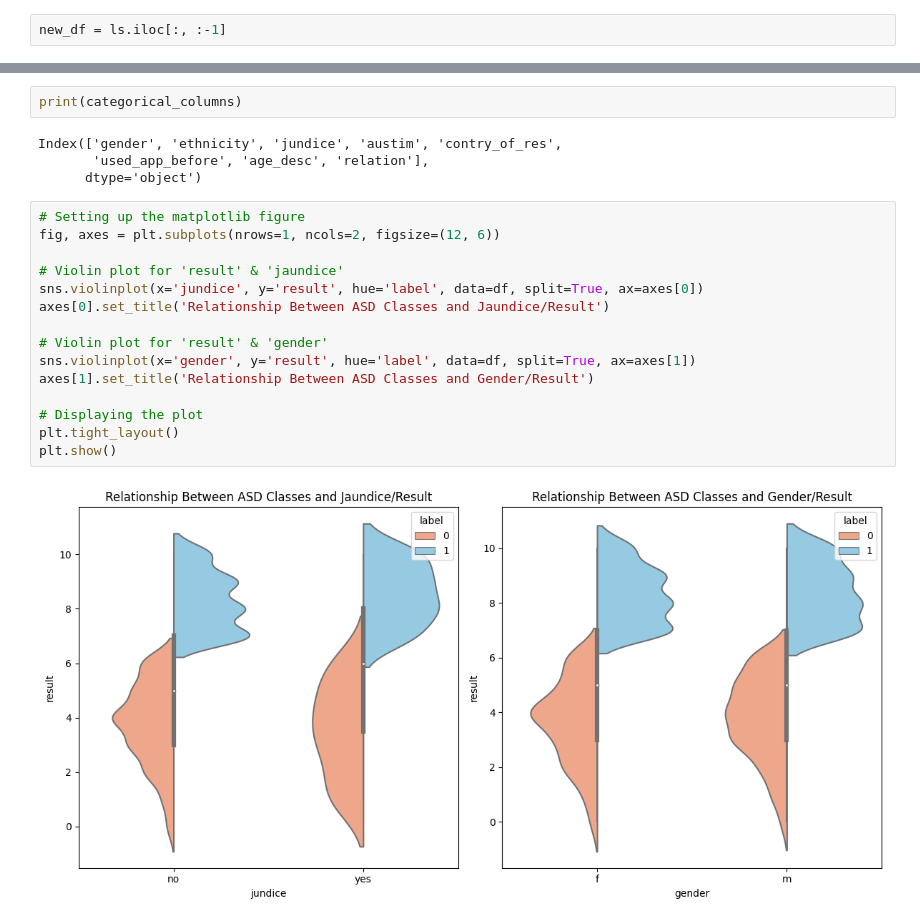
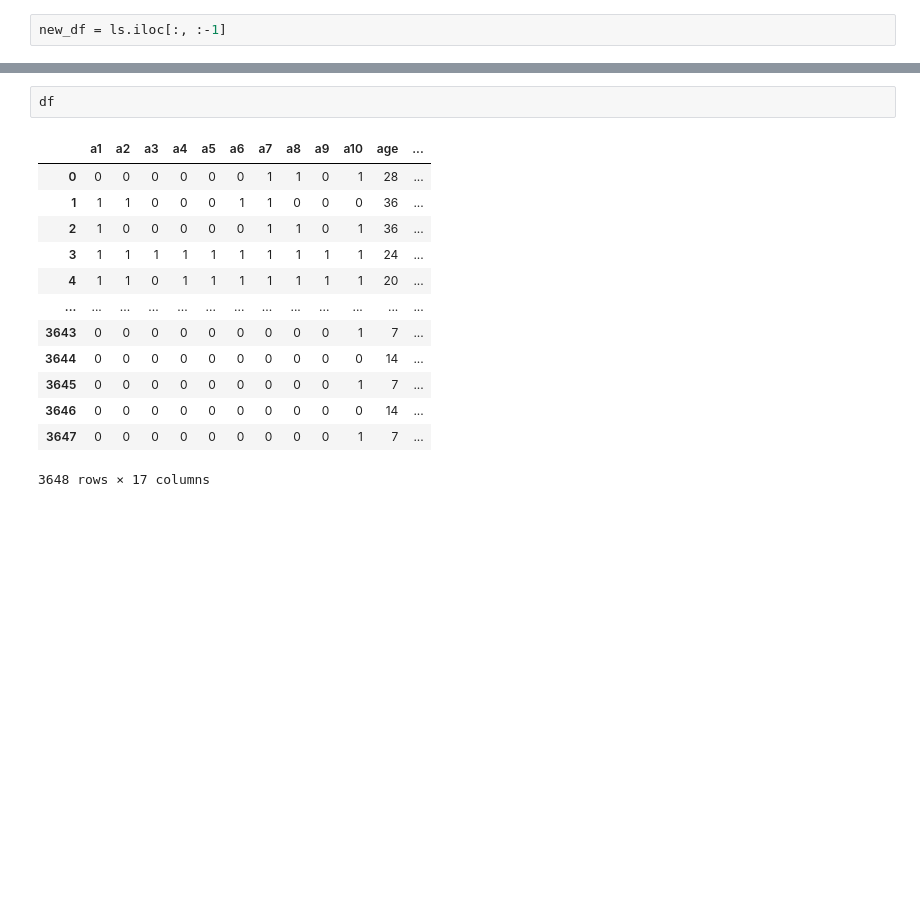
Before and after one commit to konam20513/ASD_classification, a Jupyter notebook: EDA.ipynb, the cells around one changed output, grey strips where cells are left out. Drawn from its saved outputs; the diff is of its cells as text; blank space fills up the shorter version.

```diff
--- a/EDA.ipynb
+++ b/EDA.ipynb
@@ -95,23 +92,16 @@ plt.show()
-# %%
-print(categorical_columns)
-# %% [output]
-Index(['gender', 'ethnicity', 'jundice', 'austim', 'contry_of_res',
-       'used_app_before', 'age_desc', 'relation'],
-      dtype='object')
-# %%
-# Setting up the matplotlib figure
-fig, axes = plt.subplots(nrows=1, ncols=2, figsize=(12, 6))
-
-# Violin plot for 'result' & 'jaundice'
-sns.violinplot(x='jundice', y='result', hue='label', data=df, split=True, ax=axes[0])
-axes[0].set_title('Relationship Between ASD Classes and Jaundice/Result')
-
-# Violin plot for 'result' & 'gender'
-sns.violinplot(x='gender', y='result', hue='label', data=df, split=True, ax=axes[1])
-axes[1].set_title('Relationship Between ASD Classes and Gender/Result')
-
-# Displaying the plot
-plt.tight_layout()
-plt.show()
-# %% [output]
-[figure, removed]
+# %%
+df
+# %% [output]
+|  | a1 | a2 | a3 | a4 | a5 | a6 | a7 | a8 | a9 | a10 | age | ... |
+| 0 | 0 | 0 | 0 | 0 | 0 | 0 | 1 | 1 | 0 | 1 | 28 | ... |
+| 1 | 1 | 1 | 0 | 0 | 0 | 1 | 1 | 0 | 0 | 0 | 36 | ... |
+| 2 | 1 | 0 | 0 | 0 | 0 | 0 | 1 | 1 | 0 | 1 | 36 | ... |
+| 3 | 1 | 1 | 1 | 1 | 1 | 1 | 1 | 1 | 1 | 1 | 24 | ... |
+| 4 | 1 | 1 | 0 | 1 | 1 | 1 | 1 | 1 | 1 | 1 | 20 | ... |
+| ... | ... | ... | ... | ... | ... | ... | ... | ... | ... | ... | ... | ... |
+| 3643 | 0 | 0 | 0 | 0 | 0 | 0 | 0 | 0 | 0 | 1 | 7 | ... |
+| 3644 | 0 | 0 | 0 | 0 | 0 | 0 | 0 | 0 | 0 | 0 | 14 | ... |
+| 3645 | 0 | 0 | 0 | 0 | 0 | 0 | 0 | 0 | 0 | 1 | 7 | ... |
+| 3646 | 0 | 0 | 0 | 0 | 0 | 0 | 0 | 0 | 0 | 0 | 14 | ... |
+| 3647 | 0 | 0 | 0 | 0 | 0 | 0 | 0 | 0 | 0 | 1 | 7 | ... |
+3648 rows × 17 columns
```
Also changed, not shown: parts of 19 cells of this notebook, 10 other files.
